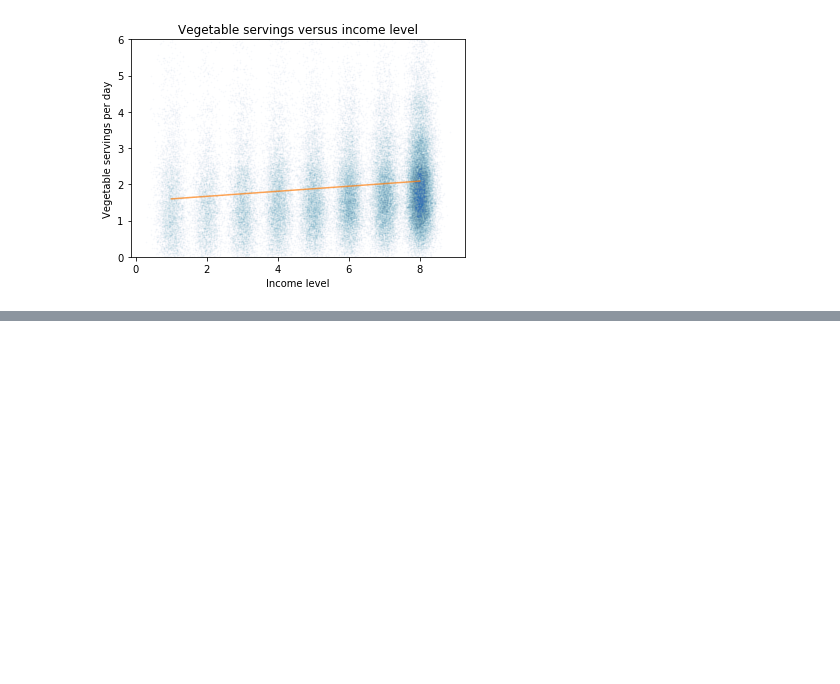
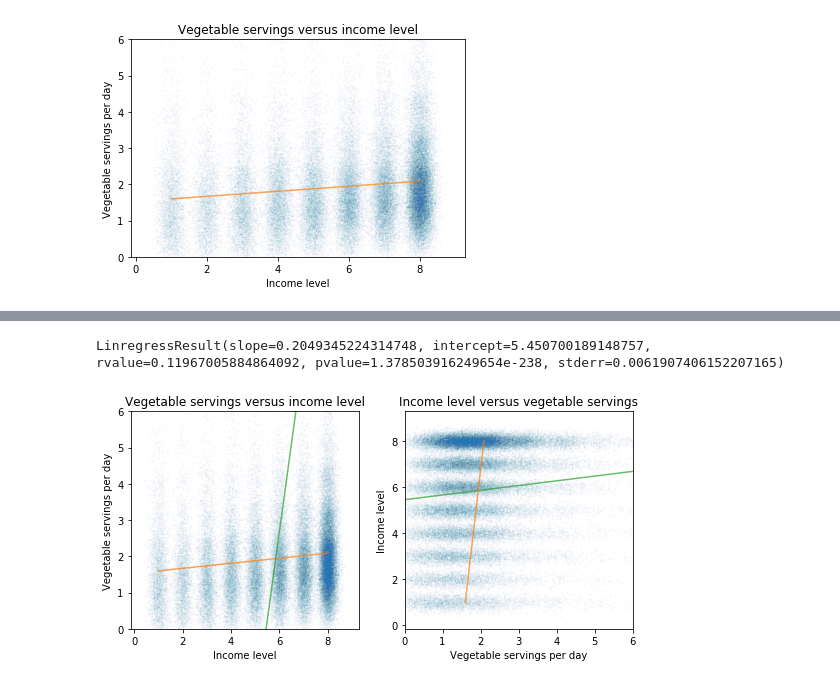
Before and after one commit to AllenDowney/ElementsOfDataScience, a Jupyter notebook: 08_relationships_soln.ipynb, the cells around one changed output, grey strips where cells are left out. Cells and saved outputs as stored; diff of their text form; code cells hidden in the pictures; blank space fills up the shorter version.

```diff
--- a/08_relationships_soln.ipynb
+++ b/08_relationships_soln.ipynb
@@ -936,17 +954,21 @@ LinregressResult(slope=0.06988048092105006, intercept=1.5287786243363113, rvalue
 # %% [markdown]
 **Exercise:** Finally, plot the regression line on top of the scatter plot.
 # %%
+# Solution
+
 # Plot the scatter plot
 plt.plot(income_jitter, veggies_jitter, 'o', alpha=0.02, markersize=1)
 
 # Plot the line of best fit
-fx = np.array([income_clean.min(), income_clean.max()])
-fy = res_iv.intercept + res_iv.slope * fx
-plt.plot(fx, fy, '-', alpha=0.7)
+fx1 = np.array([income_clean.min(), income_clean.max()])
+fy1 = res_iv.intercept + res_iv.slope * fx1
+plt.plot(fx1, fy1, '-', alpha=0.7, color='C1')
 
 plt.ylim([0, 6])
 plt.xlabel('Income level')
 plt.ylabel('Vegetable servings per day')
-plt.title('Vegetable servings versus income level');
+plt.title('Vegetable servings versus income level')
+
+plt.savefig('fig08-01.png')
 # %% [output]
 [figure]
@@ -952,0 +999,45 @@ plt.title('Vegetable servings versus income level');
+# %%
+# Solution
+
+plt.figure(figsize=(9, 4))
+
+plt.subplot(1, 2, 1)
+
+# Solution
+
+# Plot the scatter plot
+plt.plot(income_jitter, veggies_jitter, 'o', alpha=0.02, markersize=1)
+
+# Plot the line of best fit
+plt.plot(fx1, fy1, '-', alpha=0.7, color='C1')
+plt.plot(fy2, fx2, '-', alpha=0.7, color='C2')
+
+plt.ylim([0, 6])
+plt.xlabel('Income level')
+plt.ylabel('Vegetable servings per day')
+plt.title('Vegetable servings versus income level')
+
+plt.subplot(1, 2, 2)
+
+# Solution
+
+# Compute the linear regression
+res_vi = linregress(veggies_clean, income_clean)
+print(res_vi)
+
+# Plot the scatter plot
+plt.plot(veggies_jitter, income_jitter, 'o', alpha=0.02, markersize=1)
+
+# Plot the line of best fit
+plt.plot(fx2, fy2, '-', alpha=0.7, color='C2')
+plt.plot(fy1, fx1, '-', alpha=0.7, color='C1')
+
+plt.xlim([0, 6])
+plt.ylabel('Income level')
+plt.xlabel('Vegetable servings per day')
+plt.title('Income level versus vegetable servings')
+
+plt.savefig('fig08-03.png')
+# %% [output]
+LinregressResult(slope=0.2049345224314748, intercept=5.450700189148757, rvalue=0.11967005884864092, pvalue=1.378503916249654e-238, stderr=0.0061907406152207165)
+[figure, added]
```
Also changed, not shown: parts of 14 cells of this notebook, 7 other files.
